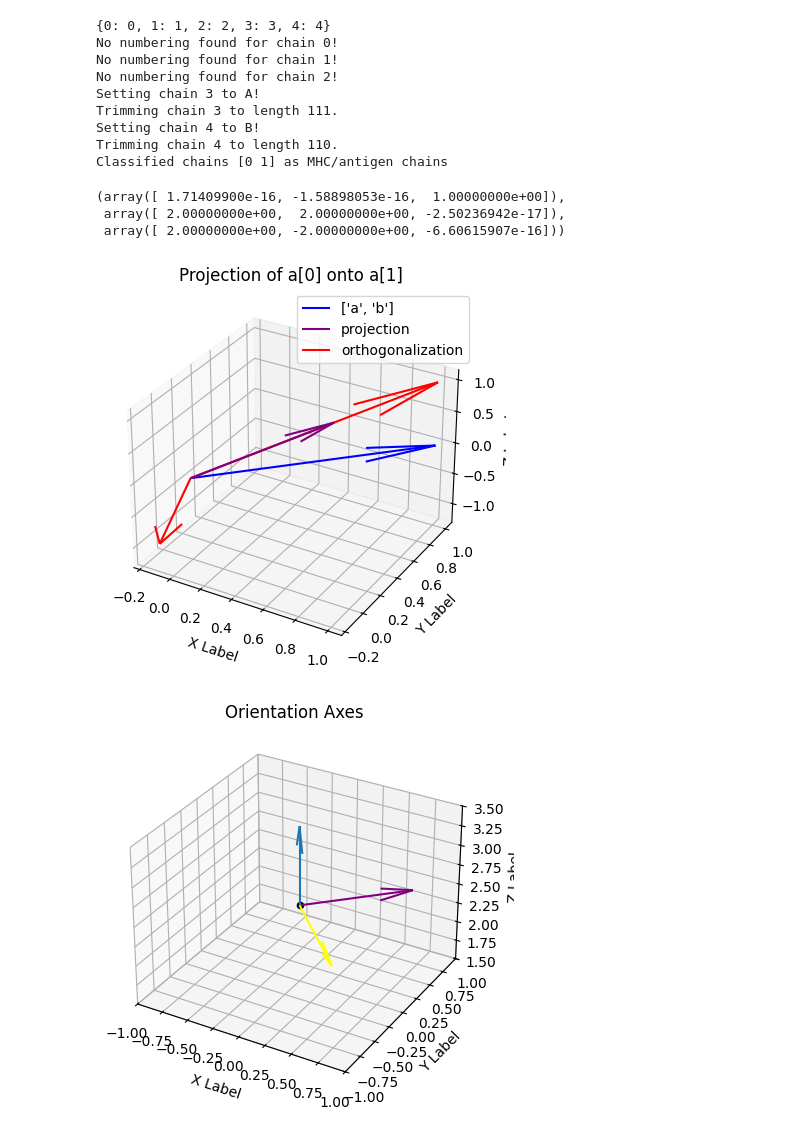
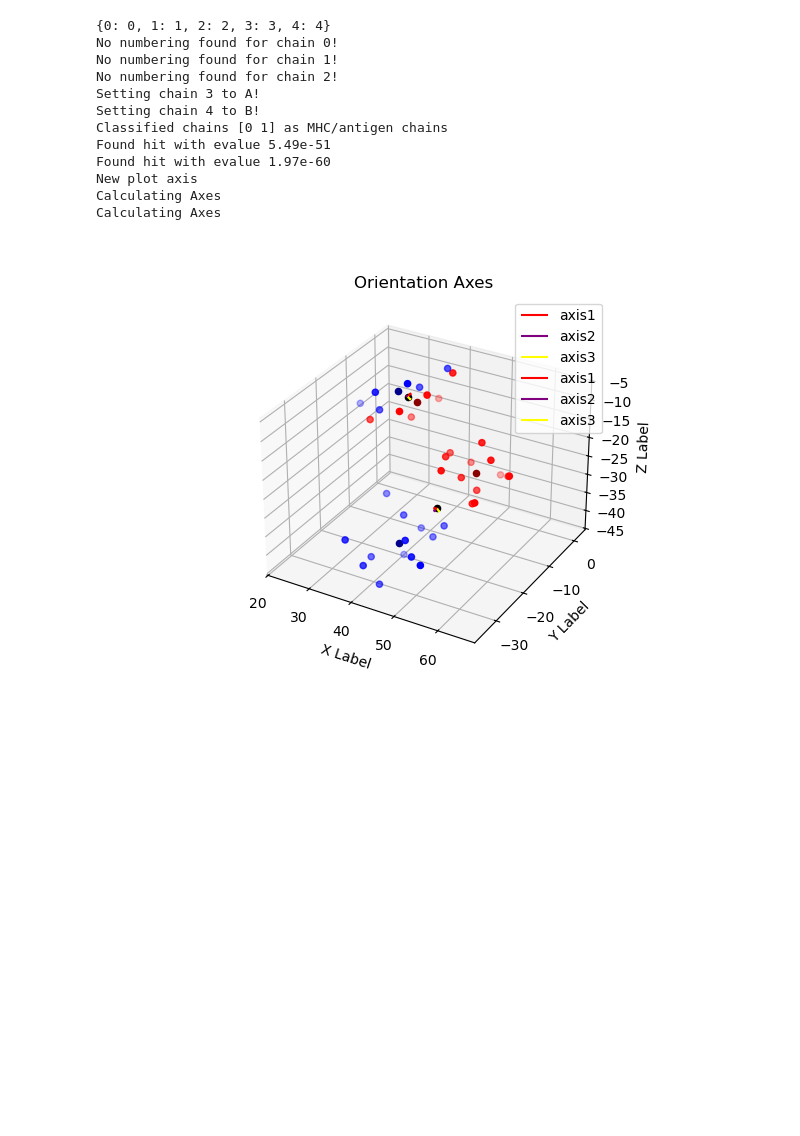
Before and after one commit to NTBiotech/flexcraft, a Jupyter notebook: notebooks/adapt/geometry_devel.ipynb, the cells around one changed output. Drawn from its saved outputs; the diff is of its cells as text; code cells hidden in the pictures; blank space fills up the shorter version.

```diff
--- a/notebooks/adapt/geometry_devel.ipynb
+++ b/notebooks/adapt/geometry_devel.ipynb
@@ -198,19 +143,41 @@ positions_1 = get_mhc1_positions(mhc1_design, params_1)
 # %%
 test_id = "8VD2"
-params_2 = params.copy()
-params_2.update(pdb_id=test_id, mhc_class=2)
 mhc2_design_path = clean_chothia(download_structure(test_id,out_dir=tmpdir.__str__()))
-
 mhc2_design = PDBFile(path=mhc2_design_path).to_data()
 mhc2_design, d = convert_chains(mhc2_design)
-mhc2_design, params_2 = number_anarci(mhc2_design, params=params_2)
+mhc2_design, params_2 = number_anarci(mhc2_design, mhc_class=2)
+positions_2 = get_mhc2_positions(
+    design=mhc2_design,
+    params=params_2,
+    db_files={
+        "A":Path("/home/ntbiotech/Documents/Current_projects/BinderDesign/TCRdock/tcrdock/db/both_class_2_A_chains_v2.fasta"),
+        "B":Path("/home/ntbiotech/Documents/Current_projects/BinderDesign/TCRdock/tcrdock/db/both_class_2_B_chains_v2.fasta")
+    },
+    blast_exe=Path("../../../ncbi-blast-2.17.0+/bin"),
+    )
+ax = plot_axes(
+    a=get_mhc_coords(mhc2_design, positions_2["A"]),
+    b=get_mhc_coords(mhc2_design, positions_2["B"]),
+    plot_points=True,
+)
+ax = plot_axes(
+    a=get_tcr_coords(mhc2_design, params_2["tcr_chain_index"])[:13],
+    b=get_tcr_coords(mhc2_design, params_2["tcr_chain_index"])[13:],
+    ax=ax,
+    #lim=(-1,1),
+    plot_points=True,
+    )
 # %% [output]
 {0: 0, 1: 1, 2: 2, 3: 3, 4: 4}
 No numbering found for chain 0!
 No numbering found for chain 1!
 No numbering found for chain 2!
 Setting chain 3 to A!
-Trimming chain 3 to length 111.
 Setting chain 4 to B!
-Trimming chain 4 to length 110.
 Classified chains [0 1] as MHC/antigen chains
+Found hit with evalue 5.49e-51
+Found hit with evalue 1.97e-60
+New plot axis
+Calculating Axes
+Calculating Axes
+[figure, added]
@@ -242,25 +183,0 @@ positions_2 = get_mhc2_positions(
-# %%
-a = np.concatenate([np.full((6,2),1),np.arange(0,6)[:,None]], axis=-1)
-b = np.concatenate([np.full((6,2),-1),np.arange(0,6)[:,None]], axis=-1)
-fig = plt.figure()
-ax = fig.add_subplot(projection='3d', )
-ax.scatter(*a[:2].T, c="black", alpha=0)
-ax.quiver(0,0,0, *a[:2].T, pivot="tail", label=["a", "b"], color=["blue", "red"])
-ax.quiver(0,0,0, *proj(a[0],a[1]) , pivot="tail", color="purple", normalize=True, label="projection")
-ax.quiver(0,0,0, *orthogonalize(*a[:2]) , pivot="tail", color="red", normalize=True, label="orthogonalization")
-ax.scatter(*orthogonalize(*a[:2]), alpha=0)
-
-
-ax.legend()
-ax.set_title("Projection of a[0] onto a[1]")
-ax.set_xlabel('X Label')
-ax.set_ylabel('Y Label')
-ax.set_zlabel('Z Label')
-fig = plot_axes(a,b)
-get_axes(a,b)
-# %% [output]
-(array([ 1.71409900e-16, -1.58898053e-16,  1.00000000e+00]),
- array([ 2.00000000e+00,  2.00000000e+00, -2.50236942e-17]),
- array([ 2.00000000e+00, -2.00000000e+00, -6.60615907e-16]))
-[figure, old version]
-[figure, removed]
```
Also changed, not shown: parts of 29 cells of this notebook, 3 other files.
